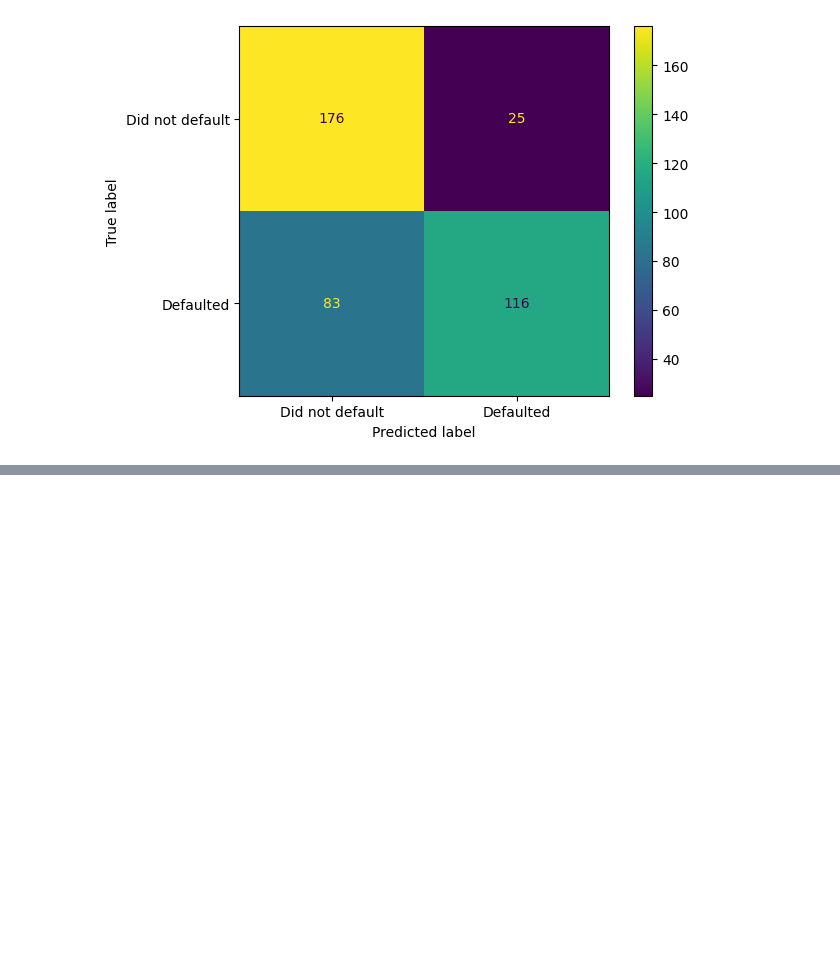
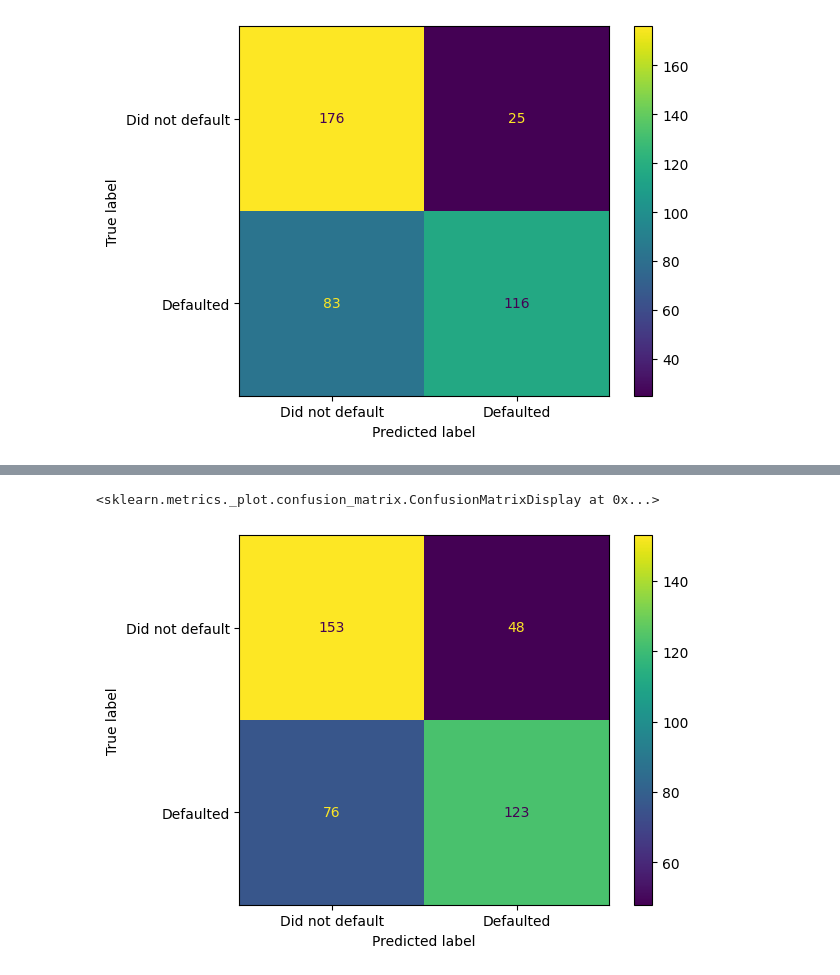
Before and after one commit to Siuuuuuu0/ML-DL, a Jupyter notebook: UCI_Credit_Card.ipynb, the cells around one changed output, grey strips where cells are left out. Cells and saved outputs as stored; diff of their text form; code cells hidden in the pictures; blank space fills up the shorter version.

```diff
--- a/UCI_Credit_Card.ipynb
+++ b/UCI_Credit_Card.ipynb
@@ -230,0 +306,9 @@ ConfusionMatrixDisplay(confusion_matrix(y_test, clf_svm.predict(X_test_scaled)),
+# %%
+y_pred = tree.predict(X_test_scaled)
+cm = confusion_matrix(y_test, y_pred)
+models_cms["Decision Tree"]=(cm)
+models_accs["Decision Tree"]=(accuracy_score(y_test, y_pred))
+ConfusionMatrixDisplay(cm, display_labels=["Did not default", "Defaulted"]).plot()
+# %% [output]
+<sklearn.metrics._plot.confusion_matrix.ConfusionMatrixDisplay at 0x...>
+[figure, added]
```
Also changed, not shown: parts of 14 cells of this notebook.
